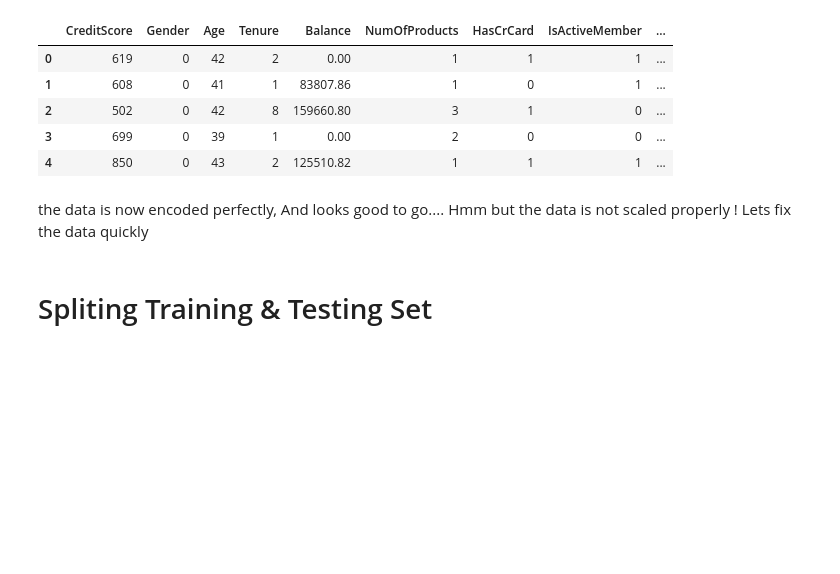
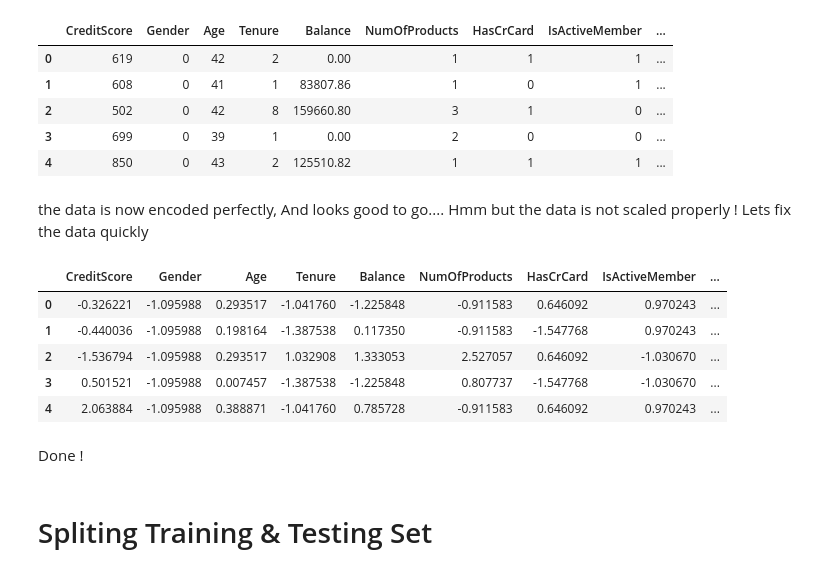
Before and after one commit to RozySky/Deep-Learning, a Jupyter notebook: Projects/First Project/Churn Classification.ipynb, the cells around one changed output. Cells and saved outputs as stored; diff of their text form; code cells hidden in the pictures; blank space fills up the shorter version.

```diff
--- a/Projects/First Project/Churn Classification.ipynb
+++ b/Projects/First Project/Churn Classification.ipynb
@@ -110,6 +110,19 @@ the data is now encoded perfectly, And looks good to go.... Hmm but the data is
 from sklearn.preprocessing import StandardScaler
 # %%
 scaler = StandardScaler()
+# %%
+data_x = pd.DataFrame(scaler.fit_transform(data_x), columns=data_x.columns)
+# %%
+data_x.head()
+# %% [output]
+|  | CreditScore | Gender | Age | Tenure | Balance | NumOfProducts | HasCrCard | IsActiveMember | ... |
+| 0 | -0.326221 | -1.095988 | 0.293517 | -1.041760 | -1.225848 | -0.911583 | 0.646092 | 0.970243 | ... |
+| 1 | -0.440036 | -1.095988 | 0.198164 | -1.387538 | 0.117350 | -0.911583 | -1.547768 | 0.970243 | ... |
+| 2 | -1.536794 | -1.095988 | 0.293517 | 1.032908 | 1.333053 | 2.527057 | 0.646092 | -1.030670 | ... |
+| 3 | 0.501521 | -1.095988 | 0.007457 | -1.387538 | -1.225848 | 0.807737 | -1.547768 | -1.030670 | ... |
+| 4 | 2.063884 | -1.095988 | 0.388871 | -1.041760 | 0.785728 | -0.911583 | 0.646092 | 0.970243 | ... |
+# %% [markdown]
+Done !
 # %% [markdown]
 # Spliting Training & Testing Set
 # %%
```
Also changed, not shown: parts of 1 cell of this notebook.
